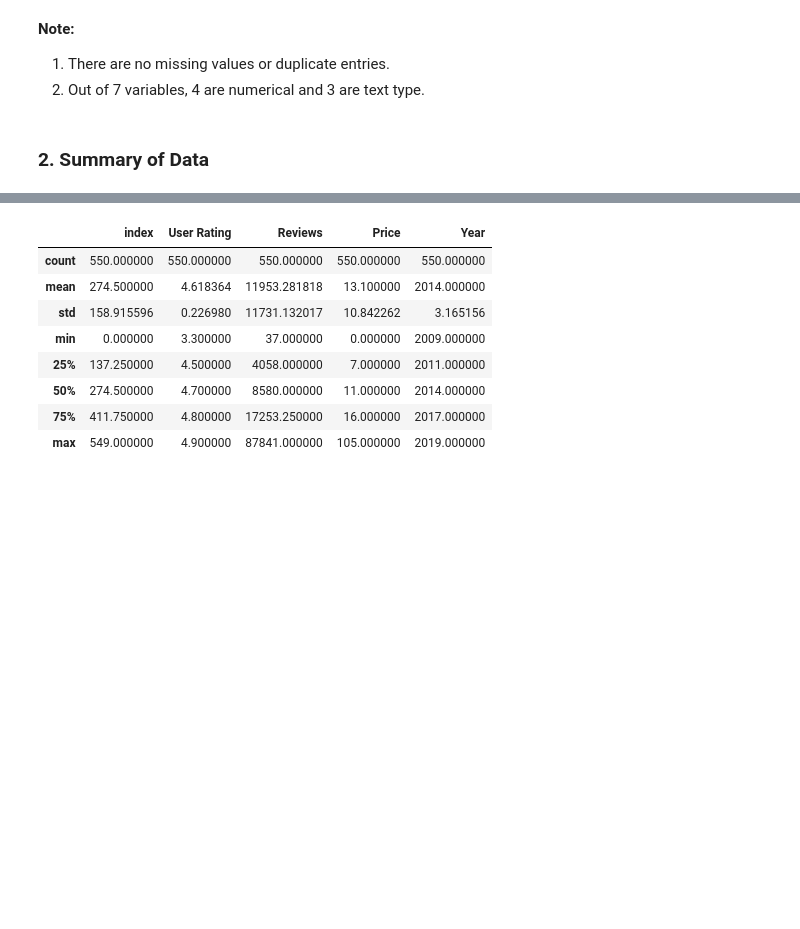
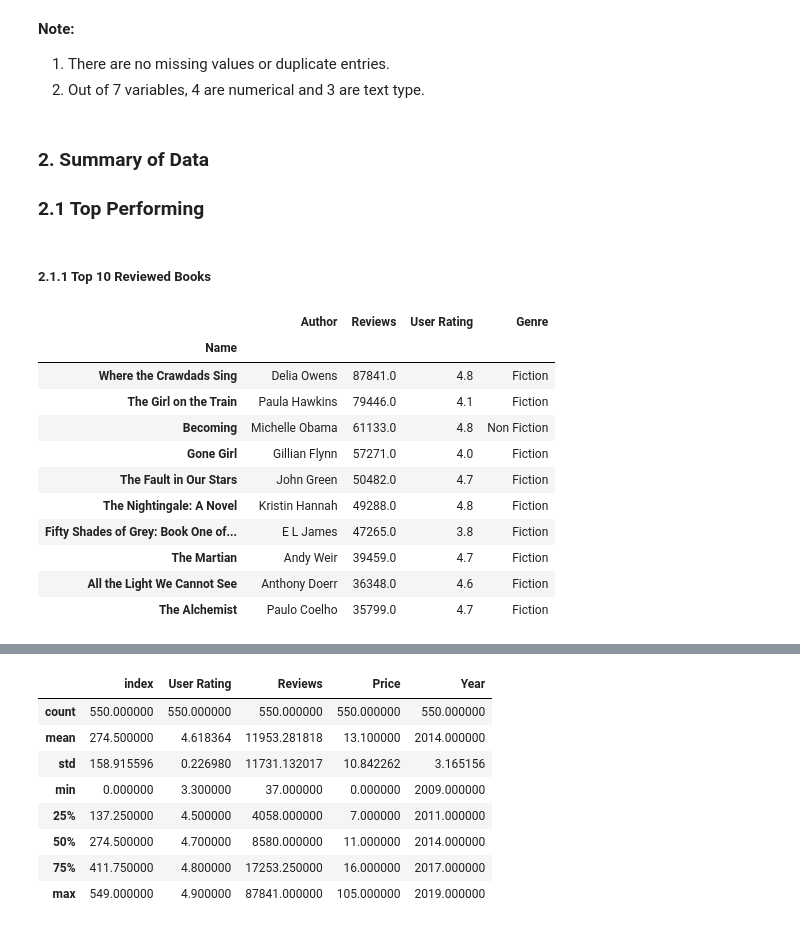
Before and after one commit to arnabd64/amazon-bestselling-books, a Jupyter notebook: amazon-best-seller-py.ipynb, the cells around one changed output, grey strips where cells are left out. Cells and saved outputs as stored; diff of their text form; code cells hidden in the pictures; blank space fills up the shorter version.

```diff
--- a/amazon-best-seller-py.ipynb
+++ b/amazon-best-seller-py.ipynb
@@ -90,3 +90,24 @@ __Note:__
 2. Out of 7 variables, 4 are numerical and 3 are text type.
 # %% [markdown]
 ### 2. Summary of Data
+
+### 2.1 Top Performing
+# %% [markdown]
+##### 2.1.1 Top 10 Reviewed Books
+# %%
+book2 = books.groupby(by = 'Name').aggregate({'Author':'first','User Rating':'mean','Reviews':'mean','Price':'max','Genre':'first'})
+results = book2.sort_values(by = ['Reviews','User Rating'], ascending = False)
+results.loc[:, ['Author','Reviews','User Rating','Genre']].head(10)
+# %% [output]
+|  | Author | Reviews | User Rating | Genre |
+| Name |  |  |  |  |
+| Where the Crawdads Sing | Delia Owens | 87841.0 | 4.8 | Fiction |
+| The Girl on the Train | Paula Hawkins | 79446.0 | 4.1 | Fiction |
+| Becoming | Michelle Obama | 61133.0 | 4.8 | Non Fiction |
+| Gone Girl | Gillian Flynn | 57271.0 | 4.0 | Fiction |
+| The Fault in Our Stars | John Green | 50482.0 | 4.7 | Fiction |
+| The Nightingale: A Novel | Kristin Hannah | 49288.0 | 4.8 | Fiction |
+| Fifty Shades of Grey: Book One of... | E L James | 47265.0 | 3.8 | Fiction |
+| The Martian | Andy Weir | 39459.0 | 4.7 | Fiction |
+| All the Light We Cannot See | Anthony Doerr | 36348.0 | 4.6 | Fiction |
+| The Alchemist | Paulo Coelho | 35799.0 | 4.7 | Fiction |
```
Also changed, not shown: parts of 14 cells of this notebook, 2 other files.
